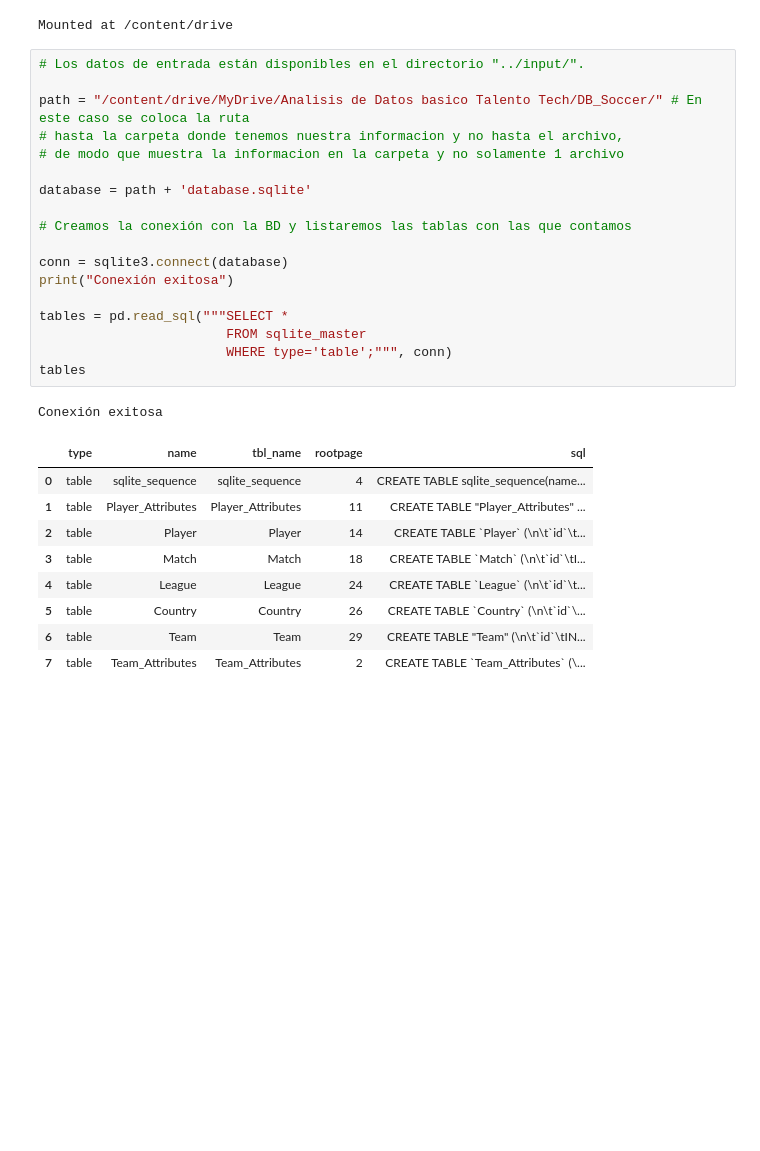
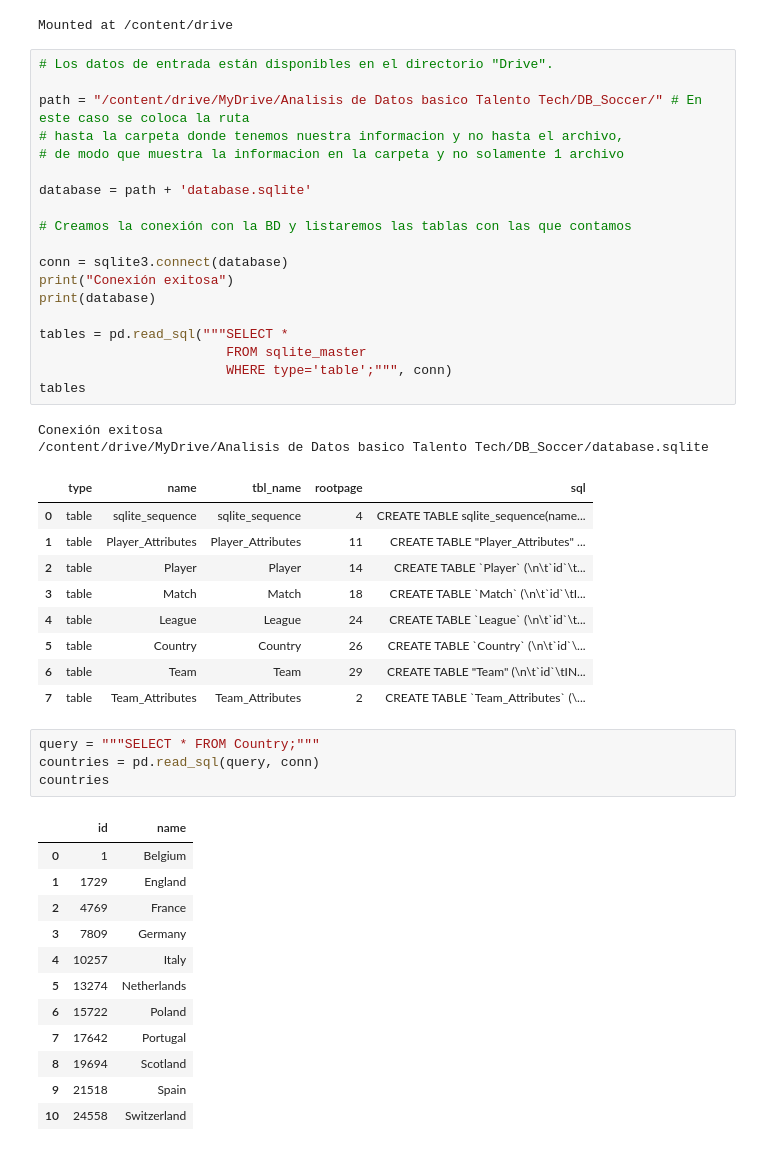
Before and after one commit to Dagnne/TalentoTechDag, a Jupyter notebook: Taller_SQL.ipynb, the cells around one changed output. Saved outputs shown, nothing was run; the diff lists cells and outputs as text; blank space fills up the shorter version.

```diff
--- a/Taller_SQL.ipynb
+++ b/Taller_SQL.ipynb
@@ -15,7 +15,7 @@ drive.mount('/content/drive')
 # %% [output]
 Mounted at /content/drive
 # %%
-# Los datos de entrada están disponibles en el directorio "../input/".
+# Los datos de entrada están disponibles en el directorio "Drive".
 
 path = "/content/drive/MyDrive/Analisis de Datos basico Talento Tech/DB_Soccer/" # En este caso se coloca la ruta
 # hasta la carpeta donde tenemos nuestra informacion y no hasta el archivo,
@@ -27,6 +27,7 @@ database = path + 'database.sqlite'
 
 conn = sqlite3.connect(database)
 print("Conexión exitosa")
+print(database)
 
 tables = pd.read_sql("""SELECT *
                         FROM sqlite_master
@@ -34,6 +35,7 @@ tables = pd.read_sql("""SELECT *
 tables
 # %% [output]
 Conexión exitosa
+/content/drive/MyDrive/Analisis de Datos basico Talento Tech/DB_Soccer/database.sqlite
 |  | type | name | tbl_name | rootpage | sql |
 | 0 | table | sqlite_sequence | sqlite_sequence | 4 | CREATE TABLE sqlite_sequence(name... |
 | 1 | table | Player_Attributes | Player_Attributes | 11 | CREATE TABLE "Player_Attributes" ... |
@@ -43,3 +45,20 @@ Conexión exitosa
 | 5 | table | Country | Country | 26 | CREATE TABLE `Country` (\n\t`id`\... |
 | 6 | table | Team | Team | 29 | CREATE TABLE "Team" (\n\t`id`\tIN... |
 | 7 | table | Team_Attributes | Team_Attributes | 2 | CREATE TABLE `Team_Attributes` (\... |
+# %%
+query = """SELECT * FROM Country;"""
+countries = pd.read_sql(query, conn)
+countries
+# %% [output]
+|  | id | name |
+| 0 | 1 | Belgium |
+| 1 | 1729 | England |
+| 2 | 4769 | France |
+| 3 | 7809 | Germany |
+| 4 | 10257 | Italy |
+| 5 | 13274 | Netherlands |
+| 6 | 15722 | Poland |
+| 7 | 17642 | Portugal |
+| 8 | 19694 | Scotland |
+| 9 | 21518 | Spain |
+| 10 | 24558 | Switzerland |
```
